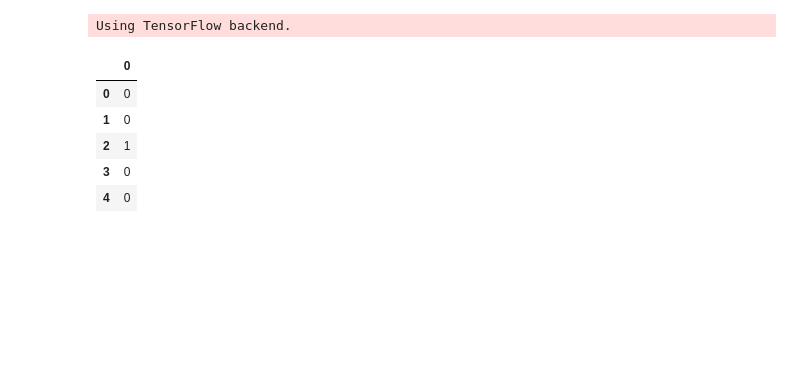
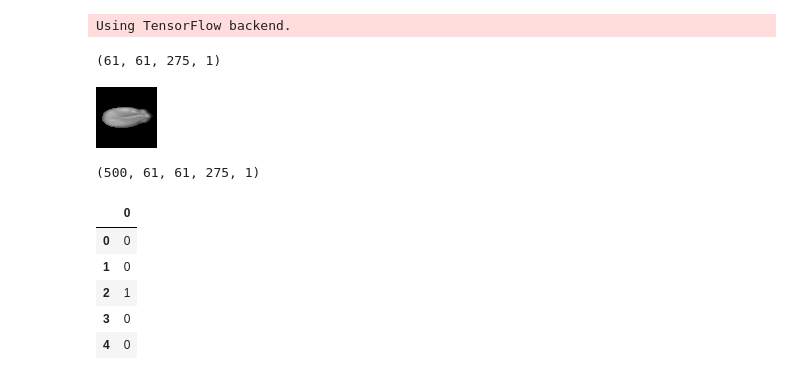
Before and after one commit to hghghkim/Graduation_Project, a Jupyter notebook: Models/layer_pooling.ipynb, the cells around one changed output. Cells and saved outputs as stored; diff of their text form; code cells hidden in the pictures; blank space fills up the shorter version.

```diff
--- a/Models/layer_pooling.ipynb
+++ b/Models/layer_pooling.ipynb
@@ -26,0 +30,11 @@ test_x = np.load('/home/ckwwk/data/germination_data/test_germination.npy')
+# %%
+a = train_x[1]
+a.shape
+# %% [output]
+(61, 61, 275, 1)
+# %%
+img2 = Image.fromarray(np.uint8(train_x[10][:,:,1,0] * 255) , 'L')
+# %%
+img2
+# %% [output]
+[figure, added]
@@ -27,3 +44,7 @@ test_x = np.load('/home/ckwwk/data/germination_data/test_germination.npy')
+# %%
+train_x1.shape
+# %% [output]
+(500, 61, 61, 275, 1)
 # %%
 import pandas as pd
 
```
Also changed, not shown: parts of 12 cells of this notebook.
